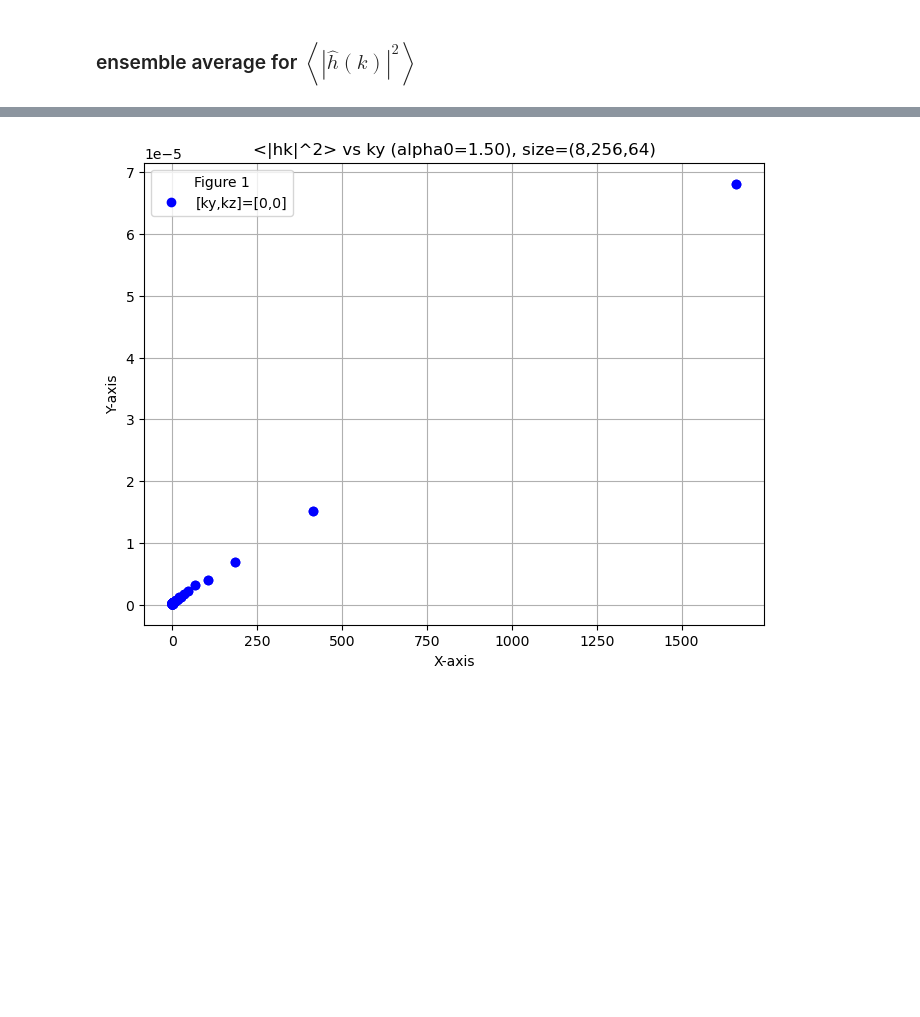
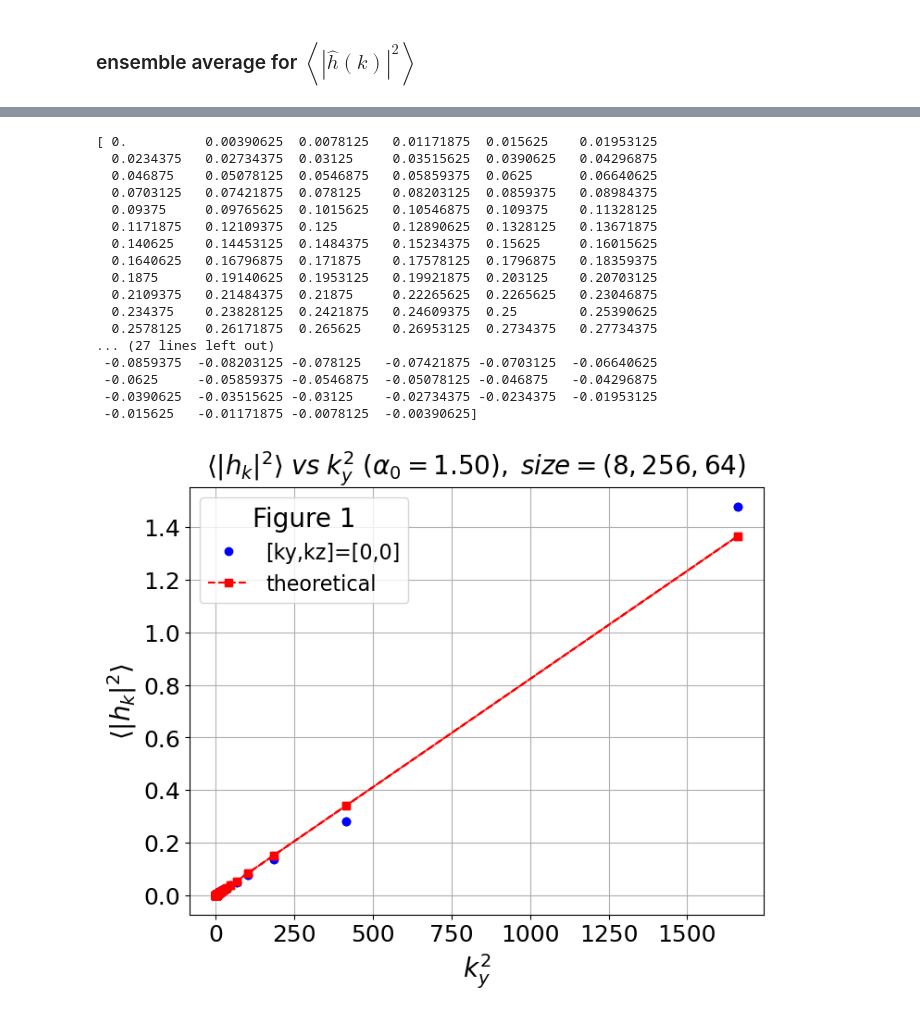
Before and after one commit to MDProject/Binary-Fluctuating-Lattice-Boltzmann, a Jupyter notebook: Flat_Interface.ipynb, the cells around one changed output, grey strips where cells are left out. Cells and saved outputs as stored; diff of their text form; code cells hidden in the pictures; blank space fills up the shorter version.

```diff
--- a/Flat_Interface.ipynb
+++ b/Flat_Interface.ipynb
@@ -84,7 +87,7 @@ frameIdx = 2000
 rho_lo = 0.1
 rho_hi = 2.
 
-file_path = "./data_interface/lbm_data_shshan_alpha0_" + "{:.2f}".format(alpha0) +\
+file_path = "./data_interface_alpha0_{:.2f}/lbm_data_shshan_alpha0_".format(alpha0) + "{:.2f}".format(alpha0) +\
           "_xi_" + "{:.1e}".format(temperature) + "_size{:d}-{:d}-{:d}/".format(nx, ny, nz) + "plt" + f"{frameIdx:07d}"
 ts = yt.load(file_path)
 profile_data = ts.covering_grid(
@@ -129,8 +160,8 @@ If we set $C_{invf}=1$
 # %%
 ###   Read in height ensembles from step1 to step2 ###
 
-step1 = 300000
-step2 = 600000
+step1 = 500000
+step2 = 800000
 plot_int = 2000 # interval between frames
 alpha0 = 1.5
 temperature = 1e-5
@@ -138,12 +169,12 @@ nx = 8
 ny = 256
 nz = 64
 rho_lo = 0.1
-rho_hi = 2.
+rho_hi = 3.
 
 sliceIdx_x = 4
 height_arrays = np.zeros(((step2 - step1) // plot_int + 1, ny))
 for n in range(step1, step2+plot_int, plot_int):
-    plot_file_dir = "./data_interface/lbm_data_shshan_alpha0_" + "{:.2f}".format(alpha0) +\
+    plot_file_dir = "./data_interface_alpha0_{:.2f}/lbm_data_shshan_alpha0_".format(alpha0) + "{:.2f}".format(alpha0) +\
           "_xi_" + "{:.1e}".format(temperature) + "_size{:d}-{:d}-{:d}_continue/".format(nx, ny, nz) + "plt" + f"{n:07d}"
     ds = yt.load(plot_file_dir)
     profile = ds.covering_grid(level=0, left_edge=ds.domain_left_edge, dims=ds.domain_dimensions)
@@ -155,31 +226,63 @@ print(height_arrays)
 # %%
 import numpy as np
 from numpy import fft
 import matplotlib.pyplot as plt
+plt.rcParams.update({
+    'font.size': 20,           # General font size
+    'axes.titlesize': 20,      # Axes title
+    'axes.labelsize': 20,      # Axes labels
+    'xtick.labelsize': 18,     # X-axis tick labels
+    'ytick.labelsize': 18,     # Y-axis tick labels
+    'legend.fontsize': 16,     # Legend
+    'figure.titlesize': 18     # Figure title
+})
 
-fft_mode = "forward"
+fft_mode = "backward"  # Normalization mode for FFT
+gamma = 0.012162 # Surface tension
+
 
 h_k_norm2 = np.zeros((ny), dtype = np.complex128)
 ky_fft = fft.fftfreq(ny)*2*np.pi
+print(fft.fftfreq(ny))
 ky_fft2_inv = 1./(ky_fft*ky_fft.conjugate())
 h_mean = np.mean(height_arrays, axis=0)  # Mean height profile across the ensemble
 
 # height_arrays = np.zeros(((step2 - step1) // plot_int + 1, ny))
 for n in range(height_arrays.shape[0]):
     h = height_arrays[n, :] - h_mean
     h_k = fft.fft(h, norm = fft_mode)
     h_k_norm2 += h_k*h_k.conjugate()
 h_k_norm2 /= height_arrays.shape[0]  # Average over the ensemble
 
 plt.figure(1, figsize=(8, 6), dpi=100)  # Optional: Set the figure size
 #fig, ax = plt.subplots()
 plt.plot(ky_fft2_inv, h_k_norm2, label="[ky,kz]=[0,0]", marker='o', linestyle='', color='b')
+# Second plot
+plt.plot(ky_fft2_inv, temperature*ky_fft2_inv/gamma,
+         label="theoretical", marker='s', linestyle='--', color='r')
 plt.legend(title="Figure 1")
 
-plt.xlabel("X-axis")  # X-axis label
-plt.ylabel("Y-axis")  # Y-axis label
-plt.title("<|hk|^2> vs ky (alpha0={:.2f}), size=({:d},{:d},{:d})".format(alpha0,nx,ny,nz))  # Plot title
+plt.xlabel(r"$k_y^2$")  # X-axis label
+plt.ylabel(r"$\langle |h_k|^2 \rangle$")  # Y-axis label
+plt.title(r"$\langle |h_k|^2 \rangle \; vs\; k_y^2 \; (\alpha_0={:.2f}), \; size=({:d},{:d},{:d})$".format(alpha0, nx, ny, nz))
 #plt.ylim(0,1.2)
 plt.grid(True)
 # %% [output]
+[ 0.          0.00390625  0.0078125   0.01171875  0.015625    0.01953125
+  0.0234375   0.02734375  0.03125     0.03515625  0.0390625   0.04296875
+  0.046875    0.05078125  0.0546875   0.05859375  0.0625      0.06640625
+  0.0703125   0.07421875  0.078125    0.08203125  0.0859375   0.08984375
+  0.09375     0.09765625  0.1015625   0.10546875  0.109375    0.11328125
+  0.1171875   0.12109375  0.125       0.12890625  0.1328125   0.13671875
+  0.140625    0.14453125  0.1484375   0.15234375  0.15625     0.16015625
+  0.1640625   0.16796875  0.171875    0.17578125  0.1796875   0.18359375
+  0.1875      0.19140625  0.1953125   0.19921875  0.203125    0.20703125
+  0.2109375   0.21484375  0.21875     0.22265625  0.2265625   0.23046875
+  0.234375    0.23828125  0.2421875   0.24609375  0.25        0.25390625
+  0.2578125   0.26171875  0.265625    0.26953125  0.2734375   0.27734375
+... (27 lines left out)
+ -0.0859375  -0.08203125 -0.078125   -0.07421875 -0.0703125  -0.06640625
+ -0.0625     -0.05859375 -0.0546875  -0.05078125 -0.046875   -0.04296875
+ -0.0390625  -0.03515625 -0.03125    -0.02734375 -0.0234375  -0.01953125
+ -0.015625   -0.01171875 -0.0078125  -0.00390625]
-[figure, old version]
+[figure, new version]
```
Also changed, not shown: parts of 6 cells of this notebook, 12 other files.
